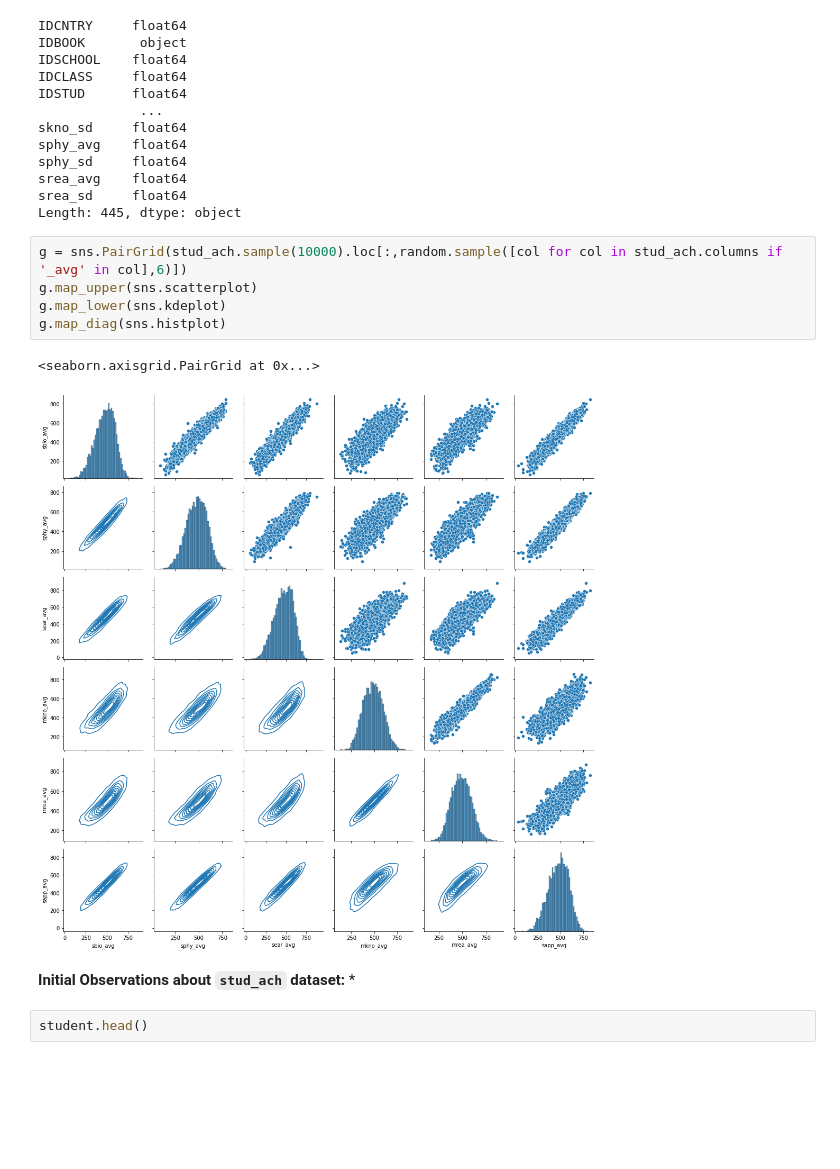
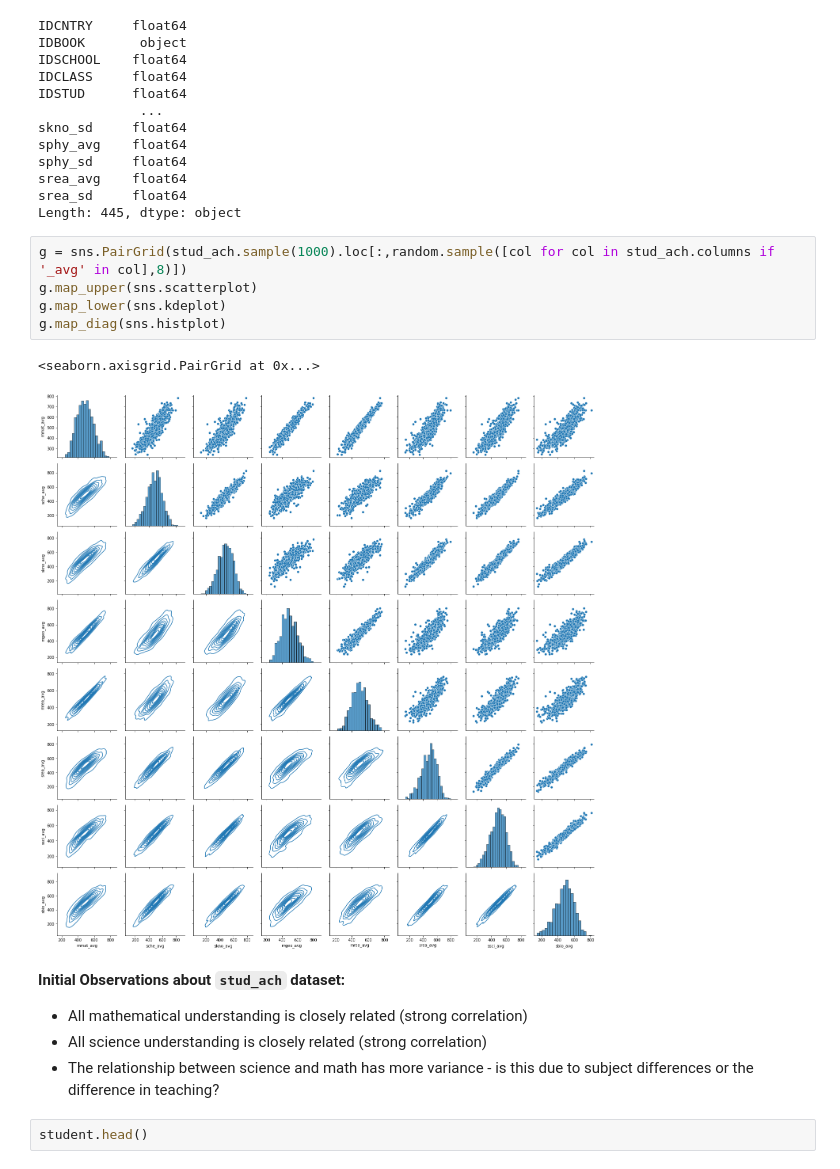
Before and after one commit to sjhaluck/TIMSS-Data-Science, a Jupyter notebook: TIMSS Exploration.ipynb, the cells around one changed output. Saved outputs shown, nothing was run; the diff lists cells and outputs as text; blank space fills up the shorter version.

```diff
--- a/TIMSS Exploration.ipynb
+++ b/TIMSS Exploration.ipynb
@@ -393,16 +395,18 @@ srea_avg    float64
 srea_sd     float64
 Length: 445, dtype: object
 # %%
-g = sns.PairGrid(stud_ach.sample(10000).loc[:,random.sample([col for col in stud_ach.columns if '_avg' in col],6)])
+g = sns.PairGrid(stud_ach.sample(1000).loc[:,random.sample([col for col in stud_ach.columns if '_avg' in col],8)])
 g.map_upper(sns.scatterplot)
 g.map_lower(sns.kdeplot)
 g.map_diag(sns.histplot)
 # %% [output]
 <seaborn.axisgrid.PairGrid at 0x...>
-[figure, old version]
+[figure, new version]
-# %% [markdown]
-**Initial Observations about `stud_ach` dataset:**
-*
+# %% [markdown]
+**Initial Observations about `stud_ach` dataset:**
+* All mathematical understanding is closely related (strong correlation)
+* All science understanding is closely related (strong correlation)
+* The relationship between science and math has more variance - is this due to subject differences or the difference in teaching?
 # %%
 student.head()
 # %% [output]
```
Also changed, not shown: parts of 12 cells of this notebook.
